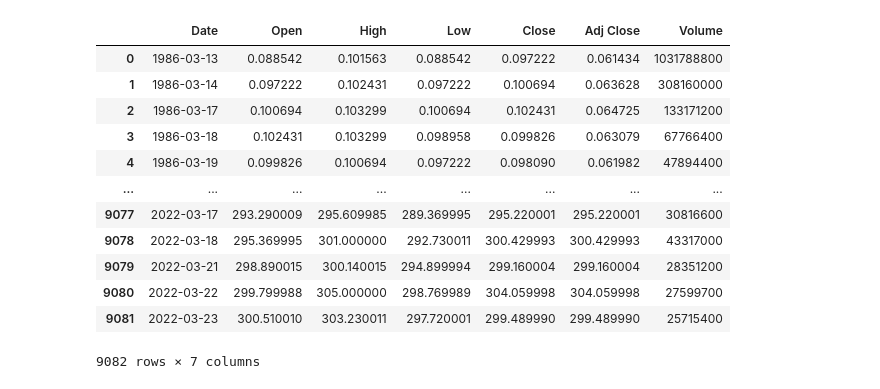
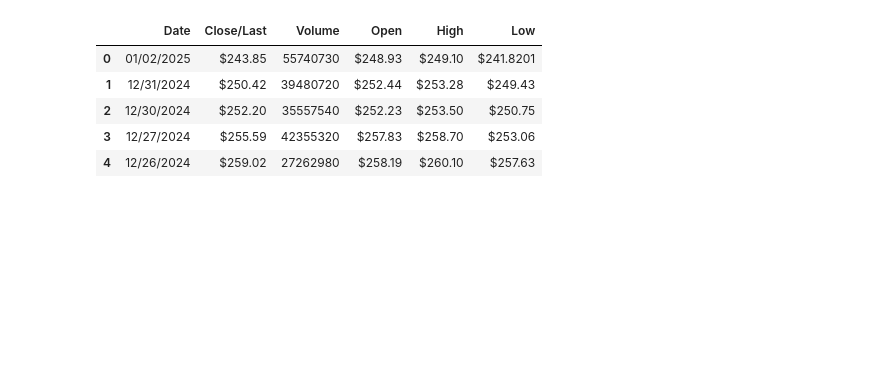
Before and after one commit to lifrocszh/Projects, a Jupyter notebook: Deep Learning/Microsoft_Stock_Forecasting_with_LSTMs.ipynb, the cells around one changed output. Saved outputs shown, nothing was run; the diff lists cells and outputs as text; code cells hidden in the pictures; blank space fills up the shorter version.

```diff
--- a/Deep Learning/Microsoft_Stock_Forecasting_with_LSTMs.ipynb
+++ b/Deep Learning/Microsoft_Stock_Forecasting_with_LSTMs.ipynb
@@ -8,20 +6,10 @@
 # %%
-import pandas as pd
-
-df = pd.read_csv('MSFT.csv')
-
-df
+df = pd.read_csv('apple.csv')
+df.head()
 # %% [output]
-|  | Date | Open | High | Low | Close | Adj Close | Volume |
-| 0 | 1986-03-13 | 0.088542 | 0.101563 | 0.088542 | 0.097222 | 0.061434 | 1031788800 |
-| 1 | 1986-03-14 | 0.097222 | 0.102431 | 0.097222 | 0.100694 | 0.063628 | 308160000 |
-| 2 | 1986-03-17 | 0.100694 | 0.103299 | 0.100694 | 0.102431 | 0.064725 | 133171200 |
-| 3 | 1986-03-18 | 0.102431 | 0.103299 | 0.098958 | 0.099826 | 0.063079 | 67766400 |
-| 4 | 1986-03-19 | 0.099826 | 0.100694 | 0.097222 | 0.098090 | 0.061982 | 47894400 |
-| ... | ... | ... | ... | ... | ... | ... | ... |
-| 9077 | 2022-03-17 | 293.290009 | 295.609985 | 289.369995 | 295.220001 | 295.220001 | 30816600 |
-| 9078 | 2022-03-18 | 295.369995 | 301.000000 | 292.730011 | 300.429993 | 300.429993 | 43317000 |
-| 9079 | 2022-03-21 | 298.890015 | 300.140015 | 294.899994 | 299.160004 | 299.160004 | 28351200 |
-| 9080 | 2022-03-22 | 299.799988 | 305.000000 | 298.769989 | 304.059998 | 304.059998 | 27599700 |
-| 9081 | 2022-03-23 | 300.510010 | 303.230011 | 297.720001 | 299.489990 | 299.489990 | 25715400 |
+|  | Date | Close/Last | Volume | Open | High | Low |
+| 0 | 01/02/2025 | $243.85 | 55740730 | $248.93 | $249.10 | $241.8201 |
+| 1 | 12/31/2024 | $250.42 | 39480720 | $252.44 | $253.28 | $249.43 |
+| 2 | 12/30/2024 | $252.20 | 35557540 | $252.23 | $253.50 | $250.75 |
+| 3 | 12/27/2024 | $255.59 | 42355320 | $257.83 | $258.70 | $253.06 |
+| 4 | 12/26/2024 | $259.02 | 27262980 | $258.19 | $260.10 | $257.63 |
-9082 rows × 7 columns
```
Also changed, not shown: parts of 32 cells of this notebook.
